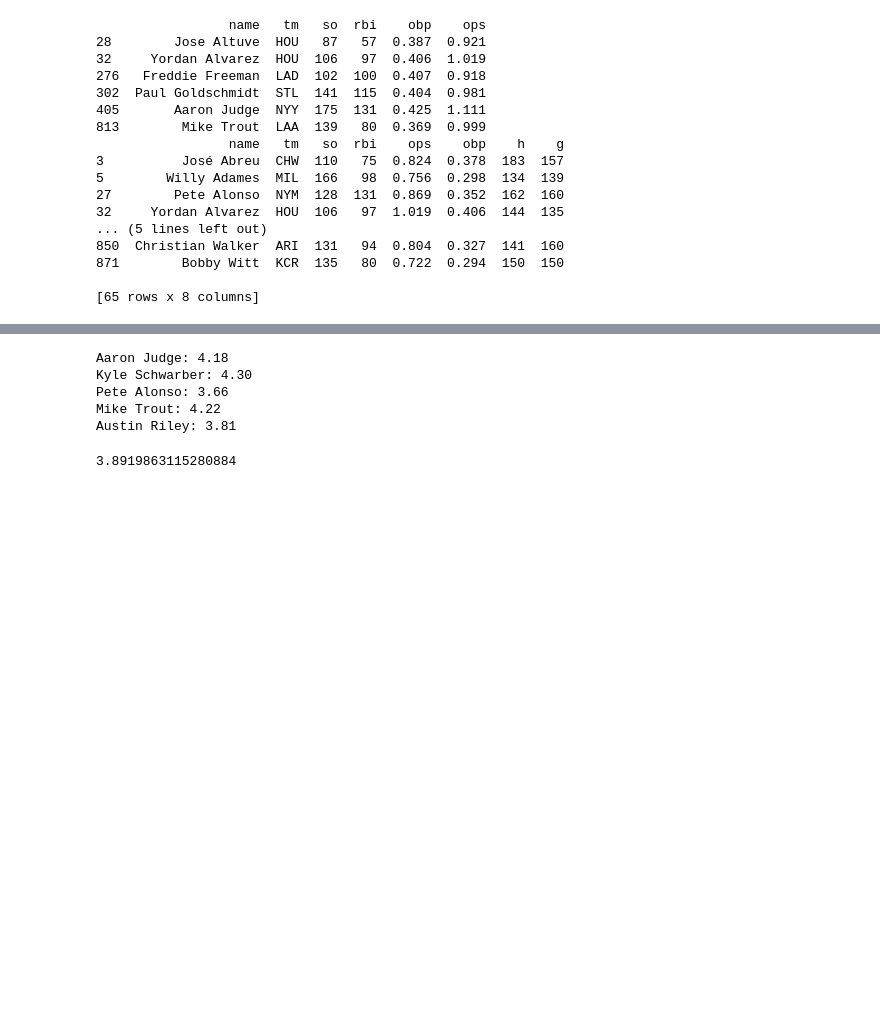
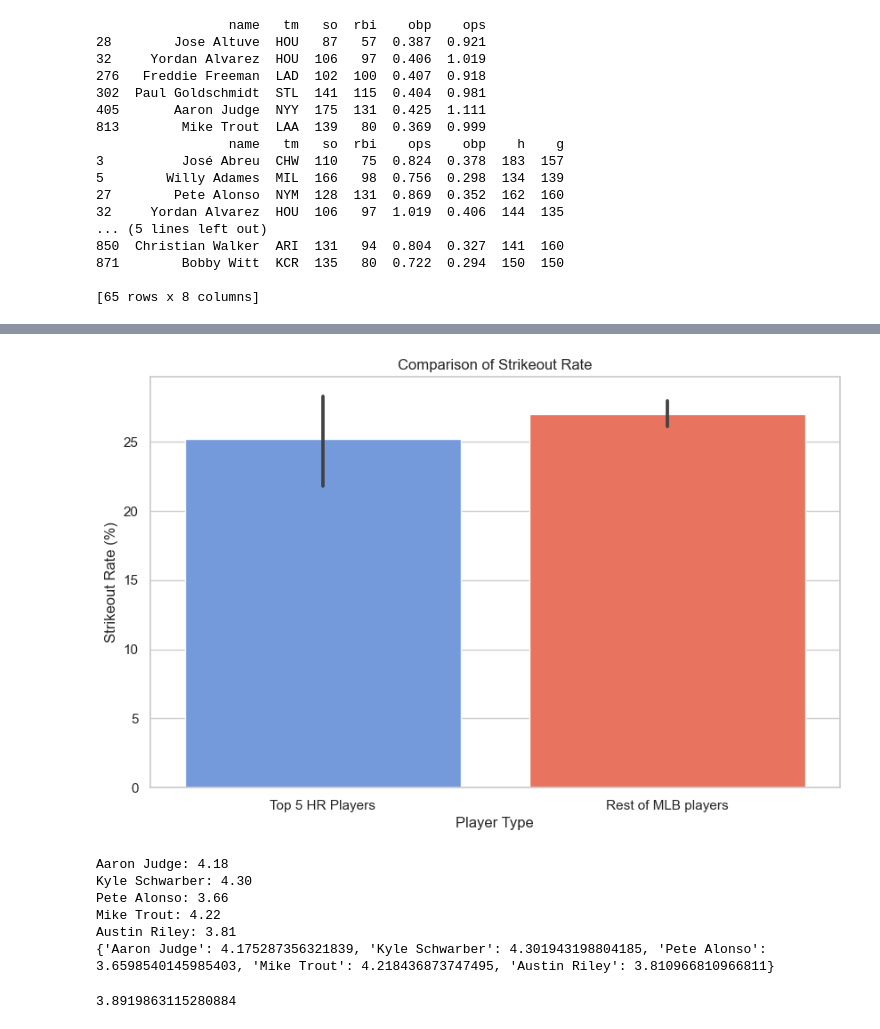
Before and after one commit to eme-eleuce/baseball-2022, a Jupyter notebook: baseball.ipynb, the cells around one changed output, grey strips where cells are left out. Saved outputs shown, nothing was run; the diff lists cells and outputs as text; code cells hidden in the pictures; blank space fills up the shorter version.

```diff
--- a/baseball.ipynb
+++ b/baseball.ipynb
@@ -249,6 +222,9 @@ plt.show()
 # %%
-strikeout_rate = more_hr_players['so'] / more_hr_players['pa'] * 100
+strikeout_rate = top5_hr_players['so'] / top5_hr_players['pa'] * 100
+less_hr_strikeout_rate = less_hr_players['so'] / less_hr_players['pa'] * 100
+less_rbi_strikeout_rate = less_rbi_players['so'] / less_rbi_players['pa'] * 100
 average_strikeout_rate = strikeout_rate.mean()
+average_less_hr_strikeout_rate = less_hr_strikeout_rate.mean()
 average_ops = more_hr_players['ops'].mean()
 strikeout_rate1 = more_rbi_players['so'] / more_rbi_players['pa'] * 100
 average_strikeout_rate1 = strikeout_rate1.mean()
@@ -256,6 +232,7 @@ average_ops1 = more_rbi_players['ops'].mean()
 
 
 print("Average Strikeout Rate for players with 30+ home runs:", average_strikeout_rate)
+print("Average Strikeout Rate for players with less home runs:", average_less_hr_strikeout_rate)
 print("Average Strikeout Rate for players with 70+ RBIs:", average_strikeout_rate1)
 print("Average OPS for players with 30+ home runs:", average_ops)
 print("Average OPS for players with 70+ RBIs:", average_ops1)
@@ -365,3 +344,24 @@ plt.show()
+# %%
+strikeout_rate_list = list(strikeout_rate)
+less_hr_strikeout_rate_list = list(less_hr_strikeout_rate)
+# Create a DataFrame for the comparison
+comparison_df = pd.DataFrame({'Player Type': ['Top 5 HR Players'] * 5 + ['Rest of MLB players'] * len(less_hr_strikeout_rate),
+                             'Strikeout Rate': strikeout_rate_list + less_hr_strikeout_rate_list})
+
+# Set the style for the Seaborn chart
+sns.set(style="whitegrid")
+
+bar_colors = ['cornflowerblue', 'tomato' ]
+
+# Create the bar plot
+plt.figure(figsize=(10, 6))
+sns.barplot(data=comparison_df, x='Player Type', y='Strikeout Rate', palette=bar_colors)
+plt.title("Comparison of Strikeout Rate")
+plt.xlabel("Player Type")
+plt.ylabel("Strikeout Rate (%)")
+plt.show()
+# %% [output]
+[figure, added]
 # %%
 pitch_totals = [
 
@@ -403,12 +403,14 @@ for i in range(len(pitch_totals[0])):
 for player_name, average_pitches in averages.items():
     formatted_average = "{:.2f}".format(average_pitches)
     print(f"{player_name}: {formatted_average}")
+print(averages)
 # %% [output]
 Aaron Judge: 4.18
 Kyle Schwarber: 4.30
 Pete Alonso: 3.66
 Mike Trout: 4.22
 Austin Riley: 3.81
+{'Aaron Judge': 4.175287356321839, 'Kyle Schwarber': 4.301943198804185, 'Pete Alonso': 3.6598540145985403, 'Mike Trout': 4.218436873747495, 'Austin Riley': 3.810966810966811}
 # %%
 average_pitches_per_pa = 708540 / 182051
 hard_hit_league = 38.4
```
Also changed, not shown: parts of 11 cells of this notebook.
